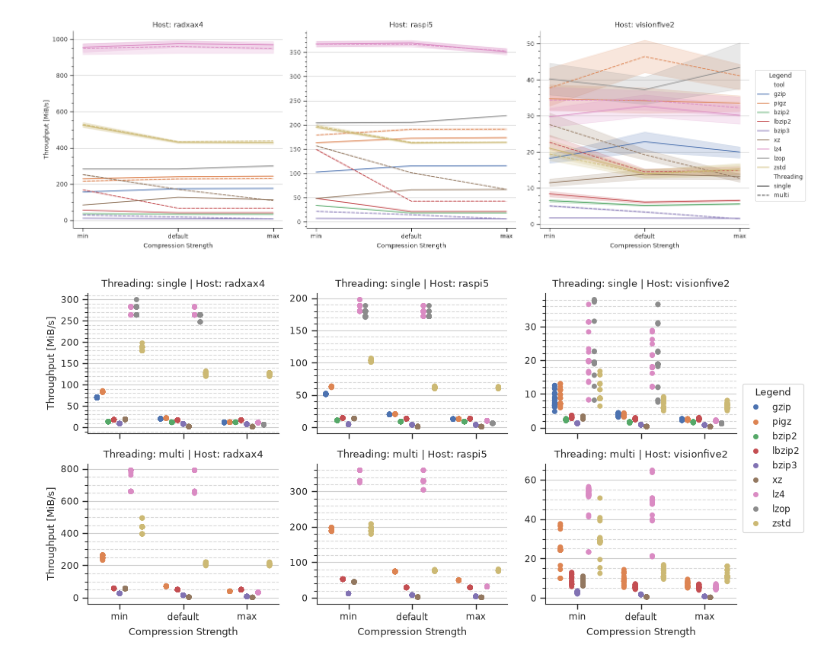
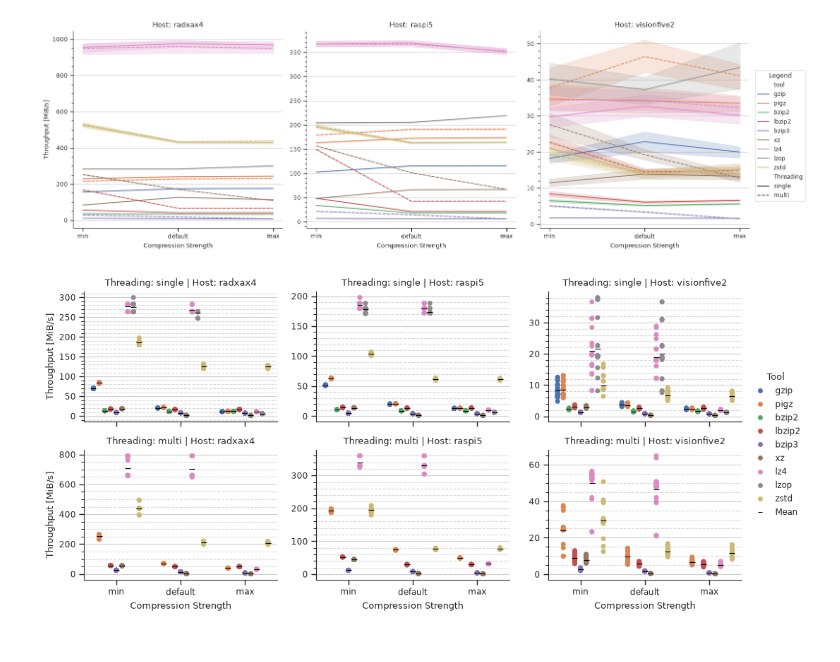
Before and after one commit to rsie-dev/power_consumption_experiment, a Jupyter notebook: visualization/visualize_throughput.ipynb, the cells around one changed output. Saved outputs shown, nothing was run; the diff lists cells and outputs as text; code cells hidden in the pictures.

Commit message:
added mean for cat plots

```diff
--- a/visualization/visualize_throughput.ipynb
+++ b/visualization/visualize_throughput.ipynb
@@ -229,6 +230,9 @@ plot_df = plot_df[plot_df["mode"] == mode]
 #plot_df = plot_df[plot_df["threading"] == "single"]
 plot_df = plot_df[plot_df["dataset"] == dataset]
 
+strength_order = plot_df["strength"].dropna().unique()
+tool_order = plot_df["tool"].dropna().unique()
+
 g = sns.catplot(
     data=plot_df,
     x="strength",
@@ -236,38 +240,90 @@ g = sns.catplot(
     col="host",
     row="threading",
     hue="tool",
+    order=strength_order,
+    hue_order=tool_order,
     dodge=True,
     jitter=False,
     sharey=False,
     #log_scale=True,
     height=2.5,
     aspect=1.25,
 )
+tool_legend_data = dict(g._legend_data)
+
+g.map_dataframe(
+    sns.pointplot,
+    x="strength",
+    y="throughput",
+    hue="tool",
+    order=strength_order,
+    hue_order=tool_order,
+    dodge=0.8 - 0.8 / len(tool_order),
+
+    estimator="mean",
+    errorbar=None,
+    #errorbar=("ci", 95),
+    #n_boot=1000,
+    #seed=42,
+
+    zorder=10,
+    markeredgecolor="black",
+    markeredgewidth=0.8,
+    #err_kws={
+    #    "linewidth": 1.2,
+    #    "zorder": 9,
+    #},
+
+    markers="_",
+    linestyles="none",
+    palette=["black"] * len(tool_order),
+    legend=False,
+)
+
 g.set_xlabels("Compression Strength")
 g.set_ylabels("Throughput [MiB/s]")
 
 for ax in g.axes.flat:
     for ax in g.axes.flat:
         ax.yaxis.minorticks_on()
         ax.grid(axis="y", which="major", linestyle="-", alpha=0.95)
         ax.grid(axis="y", which="minor", linestyle="--", alpha=0.75)
 
 g.set_titles(
     col_template="Host: {col_name}",
     row_template="Threading: {row_name}",
     size=9,
     #weight="bold"
 )
 
-sns.move_legend(
-    g,
-    "center right",
-    title="Legend",
-    frameon=True,
+mean_handle = Line2D(
+    [], [],
+    marker="_",
+    linestyle="none",
+    markerfacecolor="black",
+    markeredgecolor="black",
+    markeredgewidth=0.8,
+    #markersize=7,
+    label="Mean",
 )
+
+
+
+if g._legend is not None:
+    g._legend.remove()
+
+tool_legend_data["Mean"] = mean_handle
+g.add_legend(legend_data=tool_legend_data, title="Tool")
+
+#sns.move_legend(
+#    g,
+#    "center right",
+#    title="Legend",
+#    frameon=True,
+#)
 
 file_name = image_folder / f"throughput_cat_{mode}_{dataset}.pdf"
 #print("generate: %s" % file_name)
-g.fig.savefig(file_name, bbox_inches="tight")
+#g.fig.savefig(file_name, bbox_inches="tight")
 # %% [output]
-[figure, old version]
+[figure, new version]
```
Also changed, not shown: parts of 1 cell of this notebook.
